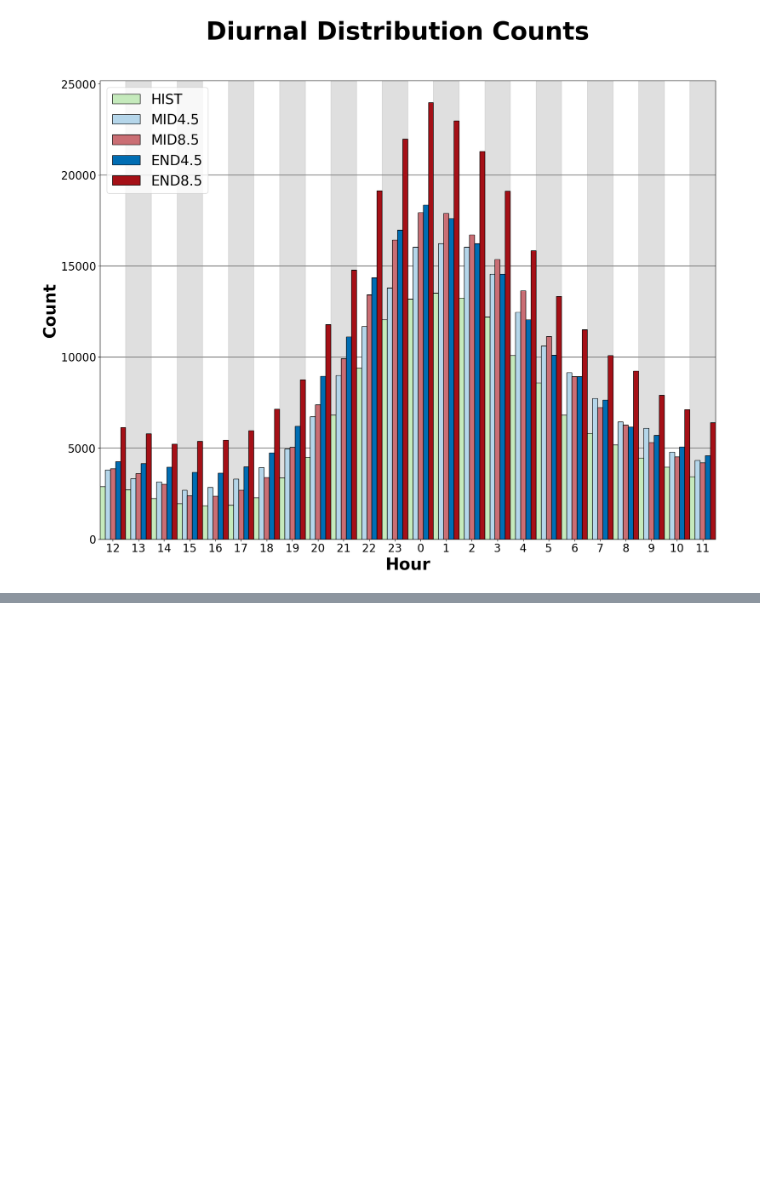
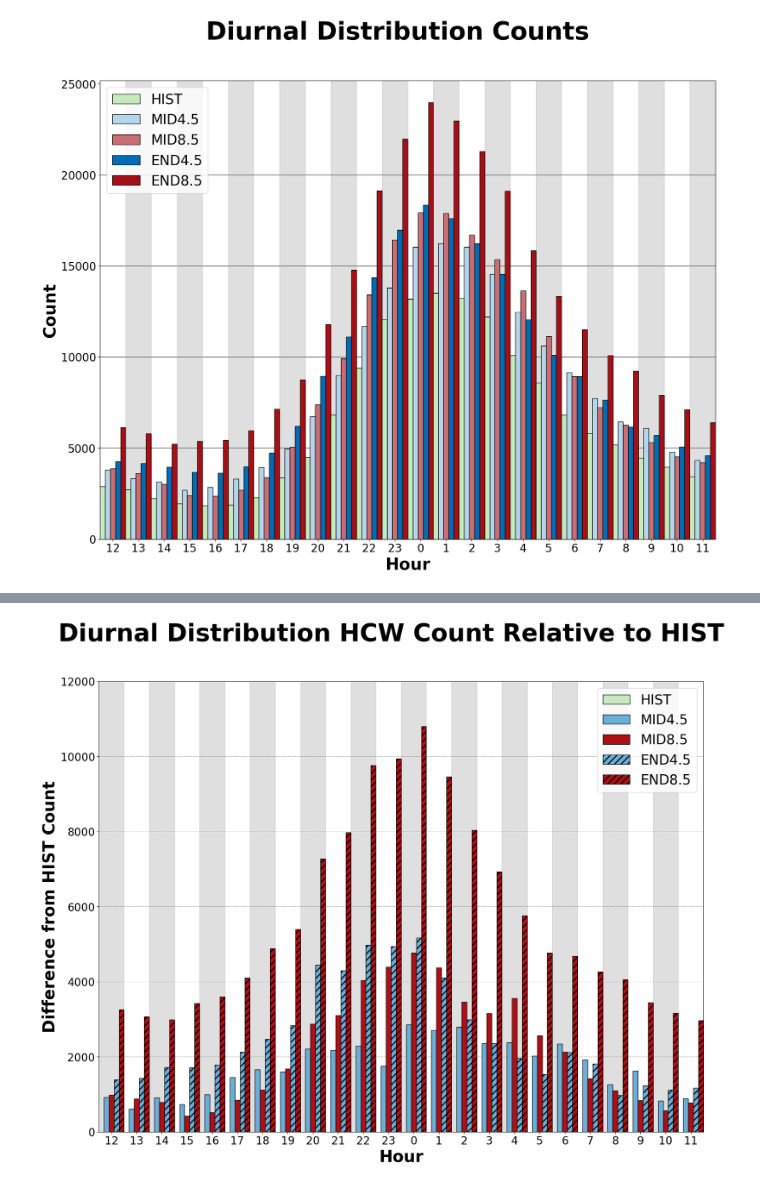
Before and after one commit to caitroufa/SYN_SERV, a Jupyter notebook: Code/Diurnal_Histograms.ipynb, the cells around one changed output, grey strips where cells are left out. Saved outputs shown, nothing was run; the diff lists cells and outputs as text; code cells hidden in the pictures; blank space fills up the shorter version.

```diff
--- a/Code/Diurnal_Histograms.ipynb
+++ b/Code/Diurnal_Histograms.ipynb
@@ -177,3 +201,59 @@ plt.show()
+# %%
+# plot diurnal distribution wrt HIST
+
+fig = plt.figure(figsize=(20, 15))
+plt.suptitle('Diurnal Distribution HCW Count Relative to HIST', size=45).set_weight('bold')
+
+# hours offset to center 0Z
+hours = np.concatenate([np.arange(12, 24, 1), np.arange(0, 12, 1)])
+
+# plot for each hour
+for hour in hours:
+    hist_df = df_HIST[df_HIST['New_Hour'] == hour]
+    hist_count = len(hist_df)
+
+    for epoch in range(1, len(epochs)):  # skip HIST (index 0) and start from epoch 1
+        sub_df = locals()[f'df_{epochs[epoch]}']
+        sub_df = sub_df[sub_df['New_Hour'] == hour].copy()
+
+        # calc difference from HIST for this hour
+        difference = len(sub_df) - hist_count
+
+        # set color and hatch for each epoch
+        color = colors[epoch_labels[epoch]]
+        hatch = hatch_styles.get(epoch_labels[epoch], '')
+
+        # plot bar for this epoch at given hour position
+        plt.bar(hour + pos[epoch], difference, color=color, edgecolor='k', hatch=hatch, width=0.20, zorder=10)
+
+plt.xticks(np.arange(0, 24, 1), hours, fontsize=20)
+plt.xlabel('Hour', fontsize=30).set_weight('bold')
+
+plt.yticks(np.arange(0, 12001, 2000), fontsize=20)
+plt.ylabel('Difference from HIST Count', fontsize=30).set_weight('bold')
+
+plt.xlim(-0.5, 23.5)
+
+# legend w/ hatching
+legend_handles = [mpatches.Patch(facecolor=colors[label], edgecolor='black', hatch=hatch_styles.get(label, ''), label=label)
+                  for label in epoch_labels]
+plt.legend(handles=legend_handles, fontsize=25)
+
+# horizontal grid lines
+# plt.axhline(y=0, color='black', linestyle='-', linewidth=1)
+# plt.axhline(y=5000, color='grey', linestyle='-')
+# plt.axhline(y=10000, color='grey', linestyle='-')
+plt.grid(axis='y', color='grey', linestyle='--', alpha=0.7)
+
+# vertical shading
+for i in range(0, 24, 2):
+    plt.axvspan(i - 0.5, i + 0.5, color='grey', alpha=0.25)
+
+# plt.savefig('../Plots/diurnal_relative_HIST_HATCH.png', format='png', dpi=500, bbox_inches='tight')
+
+plt.show()
+# %% [output]
+[figure, added]
 # %%
 # set up 3 hour bins
 bins = [0, 3, 6, 9, 12, 15, 18, 21, 24]
```
Also changed, not shown: parts of 8 cells of this notebook.
